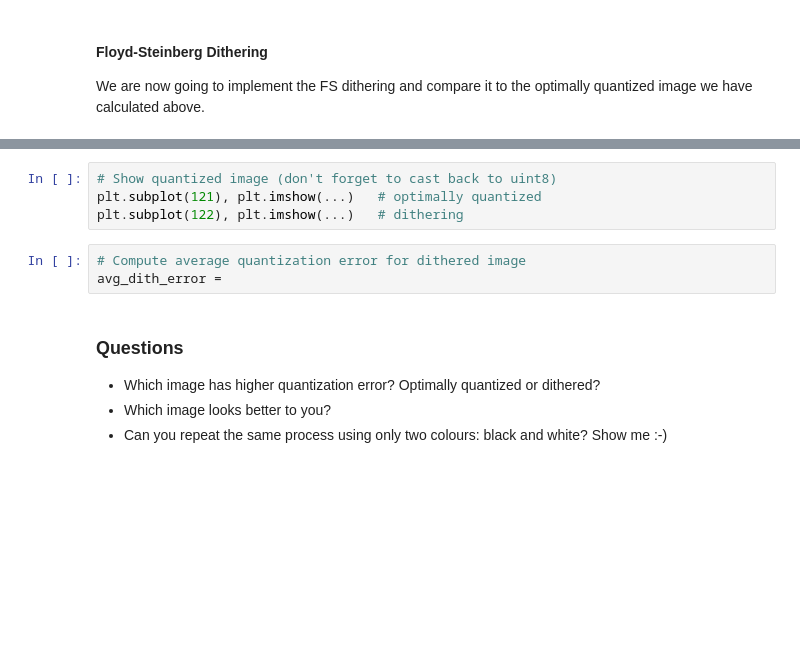
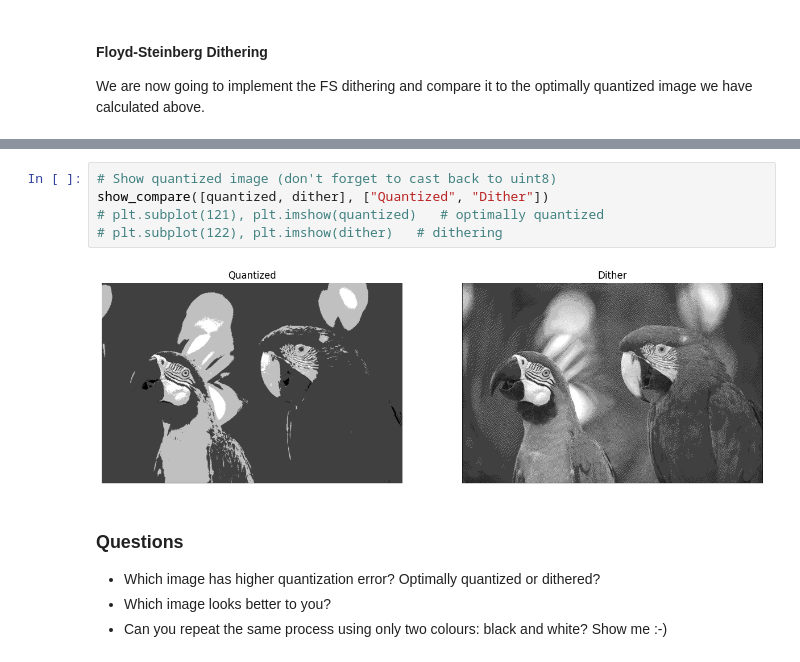
Before and after one commit to KlymentievMaksym/MMROKZ, a Jupyter notebook: Lab5/Lab5.ipynb, the cells around one changed output, grey strips where cells are left out. Drawn from its saved outputs; the diff is of its cells as text; blank space fills up the shorter version.

```diff
--- a/Lab5/Lab5.ipynb
+++ b/Lab5/Lab5.ipynb
@@ -92,10 +253,10 @@ for r in range(1, rows-1):
 # %%
 # Show quantized image (don't forget to cast back to uint8)
-plt.subplot(121), plt.imshow(...)   # optimally quantized
-plt.subplot(122), plt.imshow(...)   # dithering
+show_compare([quantized, dither], ["Quantized", "Dither"])
+# plt.subplot(121), plt.imshow(quantized)   # optimally quantized
+# plt.subplot(122), plt.imshow(dither)   # dithering
+# %% [output]
+[figure, added]
-# %%
-# Compute average quantization error for dithered image
-avg_dith_error =
 # %% [markdown]
 ### Questions
 * Which image has higher quantization error? Optimally quantized or dithered?
```
Also changed, not shown: parts of 13 cells of this notebook, 2 other files.
